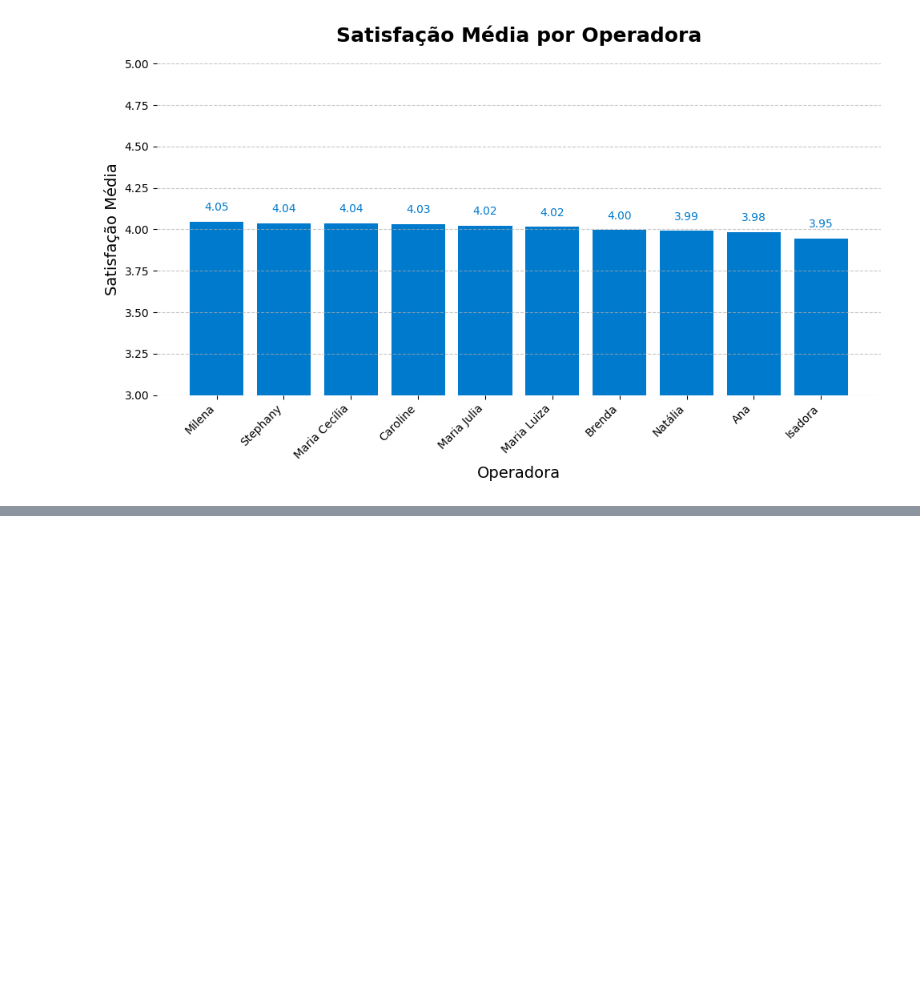
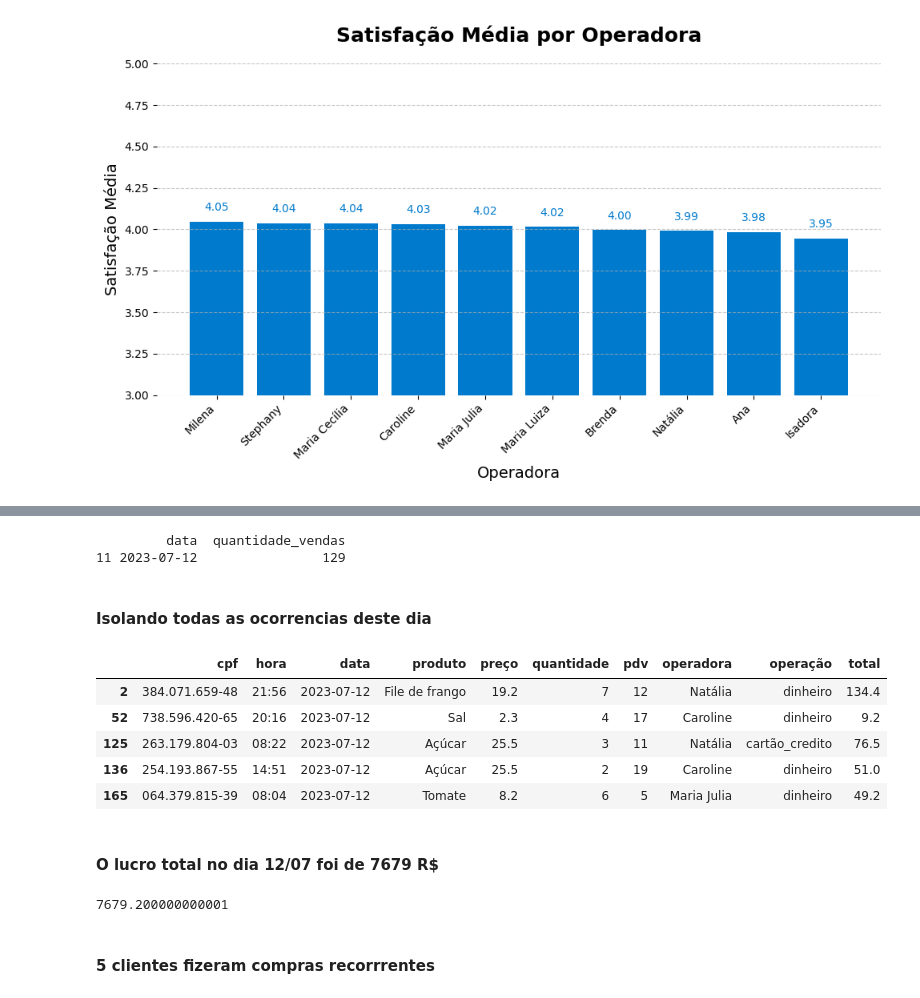
Before and after one commit to Jandersolutions/super_mercado, a Jupyter notebook: notebooks/projeto.ipynb, the cells around one changed output, grey strips where cells are left out. Saved outputs shown, nothing was run; the diff lists cells and outputs as text; code cells hidden in the pictures; blank space fills up the shorter version.

```diff
--- a/notebooks/projeto.ipynb
+++ b/notebooks/projeto.ipynb
@@ -259,0 +300,31 @@ plt.show()
+# %%
+# Agrupar os dados por data e calcular a quantidade de vendas em cada dia
+vendas_por_data = df.groupby('data').size().reset_index(name='quantidade_vendas')
+# Filtrar os dias em que ocorreram exatamente 129 vendas
+dias_com_129_vendas = vendas_por_data[vendas_por_data['quantidade_vendas'] == 129]
+# Mostrar os dias em que ocorreram exatamente 129 vendas
+print(dias_com_129_vendas)
+# %% [output]
+         data  quantidade_vendas
+11 2023-07-12                129
+# %% [markdown]
+#### Isolando todas as ocorrencias deste dia
+# %%
+data_selecionada = "2023-07-12"
+df_vendas_baixas = df[df['data'] == data_selecionada]
+df_vendas_baixas.head()
+# %% [output]
+|  | cpf | hora | data | produto | preço | quantidade | pdv | operadora | operação | total |
+| 2 | 384.071.659-48 | 21:56 | 2023-07-12 | File de frango | 19.2 | 7 | 12 | Natália | dinheiro | 134.4 |
+| 52 | 738.596.420-65 | 20:16 | 2023-07-12 | Sal | 2.3 | 4 | 17 | Caroline | dinheiro | 9.2 |
+| 125 | 263.179.804-03 | 08:22 | 2023-07-12 | Açúcar | 25.5 | 3 | 11 | Natália | cartão_credito | 76.5 |
+| 136 | 254.193.867-55 | 14:51 | 2023-07-12 | Açúcar | 25.5 | 2 | 19 | Caroline | dinheiro | 51.0 |
+| 165 | 064.379.815-39 | 08:04 | 2023-07-12 | Tomate | 8.2 | 6 | 5 | Maria Julia | dinheiro | 49.2 |
+# %% [markdown]
+#### O lucro total no dia 12/07 foi de 7679 R$
+# %%
+df_vendas_baixas['total'].sum()
+# %% [output]
+7679.200000000001
+# %% [markdown]
+#### 5 clientes fizeram compras recorrrentes
```
Also changed, not shown: parts of 15 cells of this notebook.
